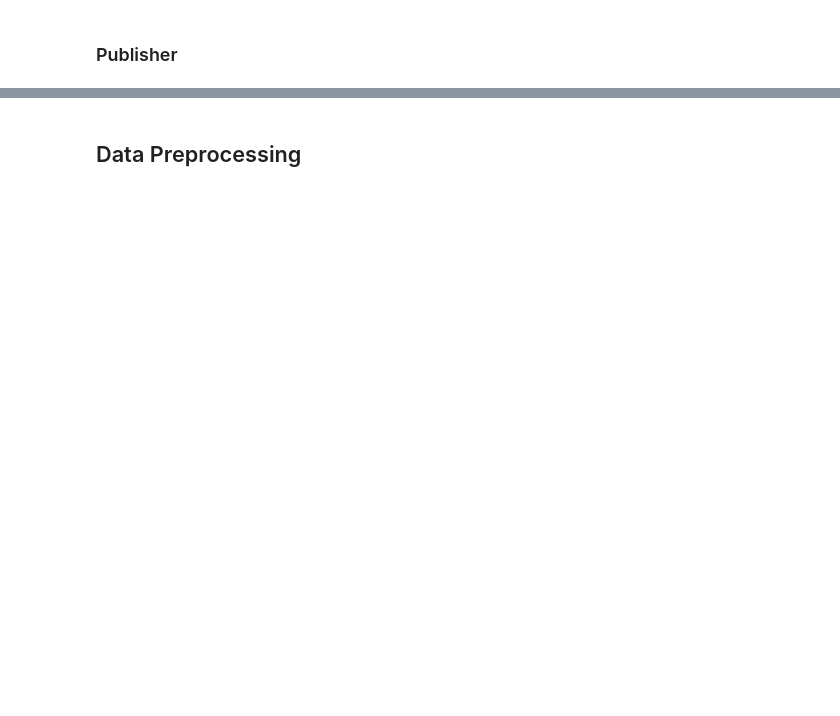
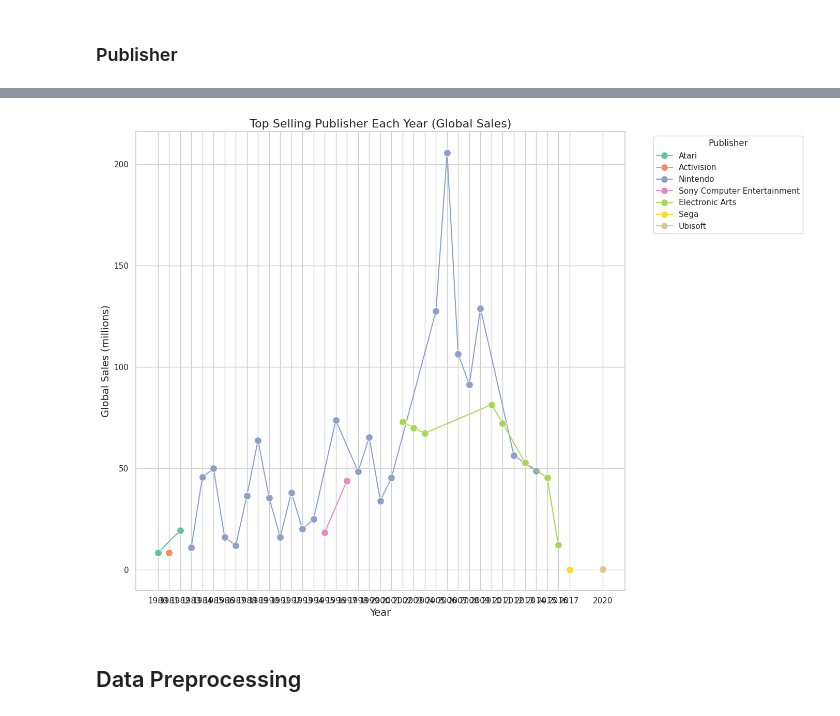
Before and after one commit to Shadowkj1/Analyzing_And_Predicting_Old_VideoGames, a Jupyter notebook: we_begin.ipynb, the cells around one changed output, grey strips where cells are left out. Cells and saved outputs as stored; diff of their text form; code cells hidden in the pictures; blank space fills up the shorter version.

```diff
--- a/we_begin.ipynb
+++ b/we_begin.ipynb
@@ -276,2 +380,31 @@ With knowing that around 1995 is where the gaming sales kicked off, we can see e
+# %%
+import matplotlib.pyplot as plt
+import seaborn as sns
+
+# Group by Year and Publisher, summing up Global_Sales
+publisher_sales_year = vgsales.groupby(['Year', 'Publisher'])['Global_Sales'].sum().reset_index()
+
+# Find the top selling publisher for each year
+top_publishers_year = publisher_sales_year.loc[publisher_sales_year.groupby('Year')['Global_Sales'].idxmax()]
+
+# Set up the plot
+plt.figure(figsize=(14, 10))
+sns.set(style="whitegrid")
+
+# Plotting with a wider figure and increased marker size
+sns.lineplot(data=top_publishers_year, x='Year', y='Global_Sales', hue='Publisher', marker='o', markersize=10, palette='Set2')
+
+# Adding labels and title
+plt.title('Top Selling Publisher Each Year (Global Sales)', fontsize=16)
+plt.xlabel('Year', fontsize=14)
+plt.ylabel('Global Sales (millions)', fontsize=14)
+plt.xticks(top_publishers_year['Year'].unique())
+plt.legend(title='Publisher', bbox_to_anchor=(1.05, 1), loc='upper left')
+
+# Adjusting layout for better visibility
+plt.tight_layout()
+plt.show()
+# %% [output]
+[figure, added]
 # %% [markdown]
 ## Data Preprocessing
```
Also changed, not shown: parts of 64 cells of this notebook.
